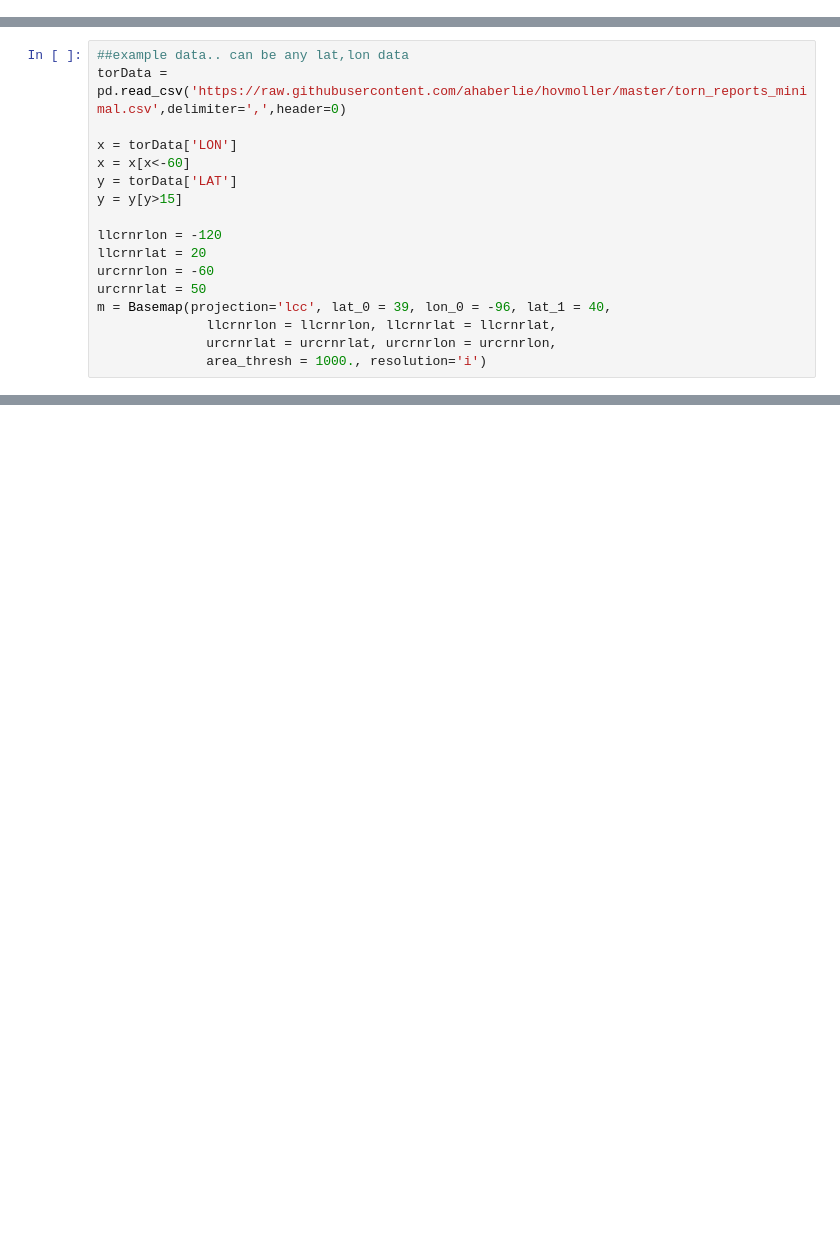
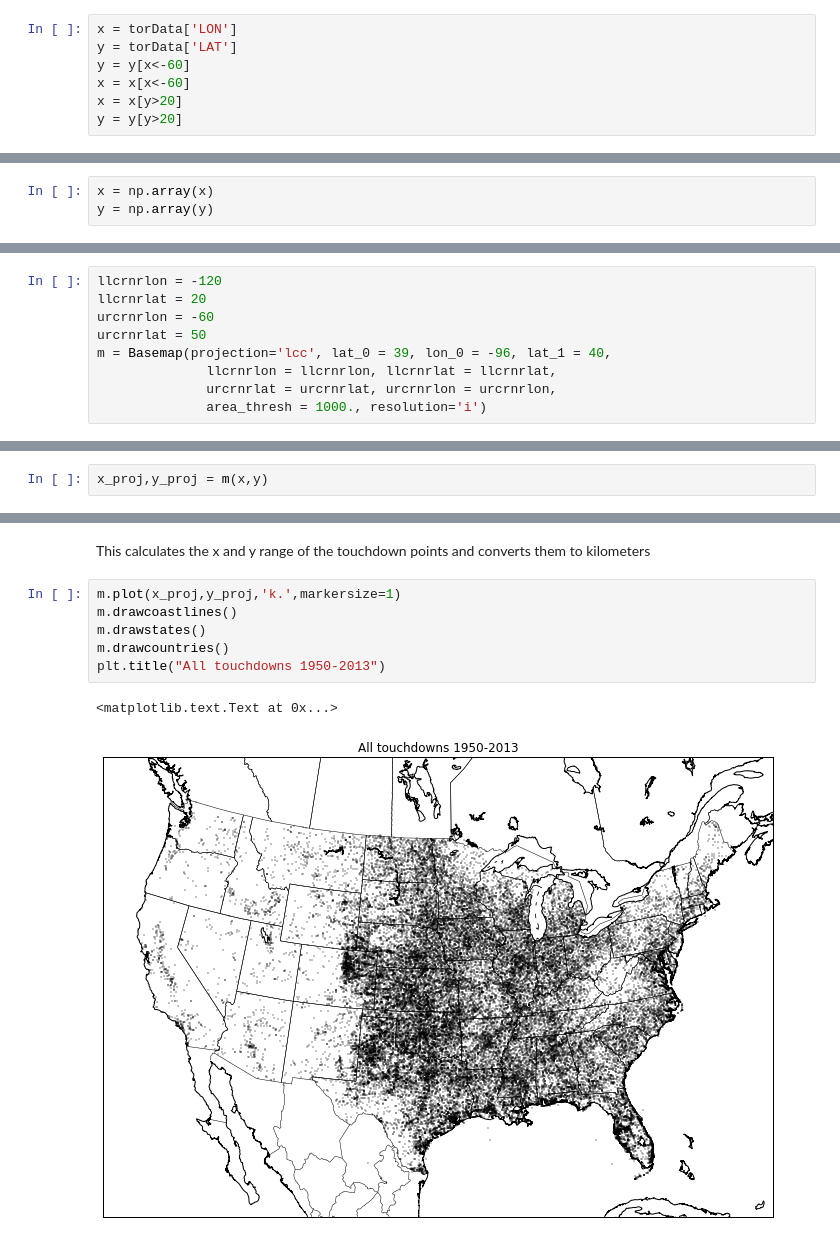
Before and after one commit to ahaberlie/ahaberlie.github.io_old, a Jupyter notebook: tornado_touchdown_density.ipynb, the cells around one changed output, grey strips where cells are left out. Saved outputs shown, nothing was run; the diff lists cells and outputs as text; blank space fills up the shorter version.

```diff
--- a/tornado_touchdown_density.ipynb
+++ b/tornado_touchdown_density.ipynb
@@ -21,0 +29,7 @@ def get_grid(x_resolution,y_resolution,lon0,lat0,lon1,lat1):
+# %%
+x = torData['LON']
+y = torData['LAT']
+y = y[x<-60]
+x = x[x<-60]
+x = x[y>20]
+y = y[y>20]
@@ -21,0 +38,3 @@ def get_grid(x_resolution,y_resolution,lon0,lat0,lon1,lat1):
+# %%
+x = np.array(x)
+y = np.array(y)
@@ -22,12 +43,4 @@ def get_grid(x_resolution,y_resolution,lon0,lat0,lon1,lat1):
 # %%
-##example data.. can be any lat,lon data
-torData = pd.read_csv('https://raw.githubusercontent.com/ahaberlie/hovmoller/master/torn_reports_minimal.csv',delimiter=',',header=0)
-
-x = torData['LON']
-x = x[x<-60]
-y = torData['LAT']
-y = y[y>15]
-
 llcrnrlon = -120
 llcrnrlat = 20
 urcrnrlon = -60
@@ -72,0 +54,2 @@ zz_smooth[zz_smooth<20] = None
+# %%
+x_proj,y_proj = m(x,y)
@@ -72,0 +66,11 @@ zz_smooth[zz_smooth<20] = None
+# %% [markdown]
+This calculates the x and y range of the touchdown points and converts them to kilometers
+# %%
+m.plot(x_proj,y_proj,'k.',markersize=1)
+m.drawcoastlines()
+m.drawstates()
+m.drawcountries()
+plt.title("All touchdowns 1950-2013")
+# %% [output]
+<matplotlib.text.Text at 0x...>
+[figure, added]
```
Also changed, not shown: parts of 31 cells of this notebook.
